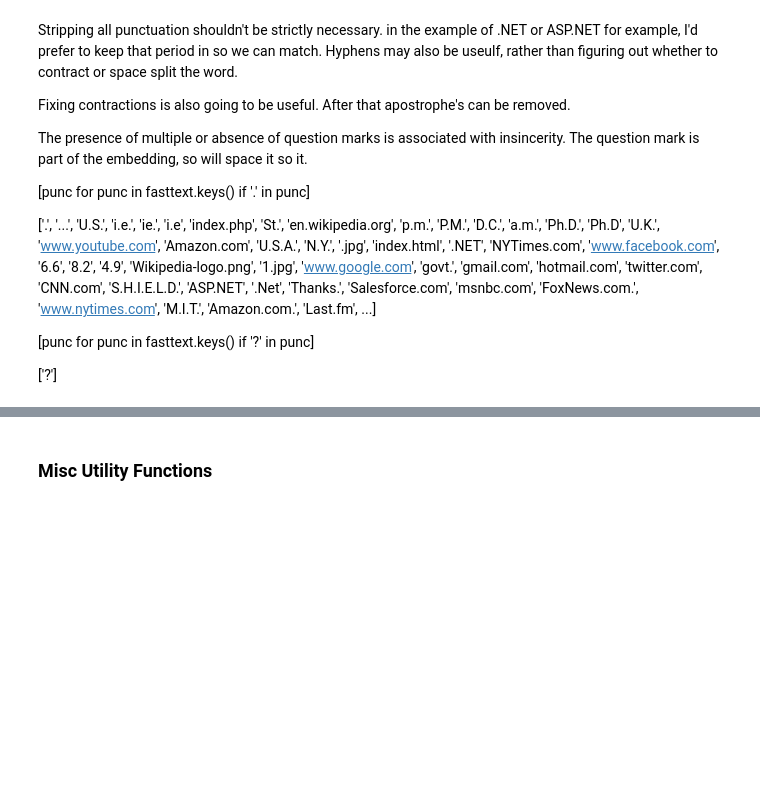
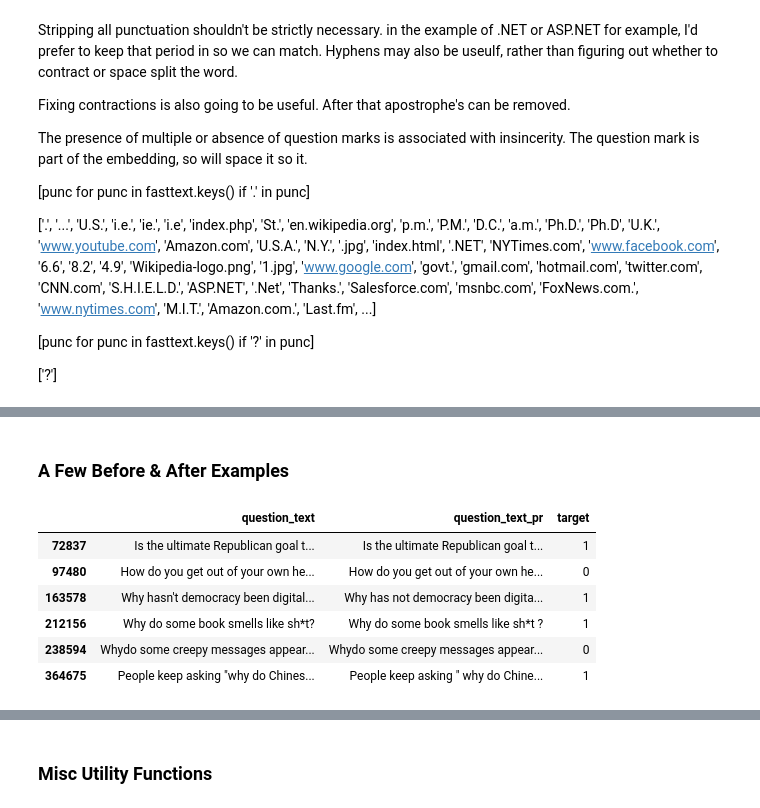
Before and after one commit to carrieisaacson/kaggle_quora, a Jupyter notebook: notebooks/2_PreProcessing.ipynb, the cells around one changed output, grey strips where cells are left out. Cells and saved outputs as stored; diff of their text form; code cells hidden in the pictures; blank space fills up the shorter version.

```diff
--- a/notebooks/2_PreProcessing.ipynb
+++ b/notebooks/2_PreProcessing.ipynb
@@ -663,0 +772,13 @@ df_tokens[np.logical_not(df_tokens.embedding)].head(10)
+# %% [markdown]
+### A Few Before & After Examples
+# %%
+df_train.loc[df_train.question_text.apply(lambda x:
+                                          'sh*t' in x), ['question_text', 'question_text_pr', 'target']].head(6)
+# %% [output]
+|  | question_text | question_text_pr | target |
+| 72837 | Is the ultimate Republican goal t... | Is the ultimate Republican goal t... | 1 |
+| 97480 | How do you get out of your own he... | How do you get out of your own he... | 0 |
+| 163578 | Why hasn't democracy been digital... | Why has not democracy been digita... | 1 |
+| 212156 | Why do some book smells like sh*t? | Why do some book smells like sh*t ? | 1 |
+| 238594 | Whydo some creepy messages appear... | Whydo some creepy messages appear... | 0 |
+| 364675 | People keep asking "why do Chines... | People keep asking " why do Chine... | 1 |
```
Also changed, not shown: parts of 12 cells of this notebook.
